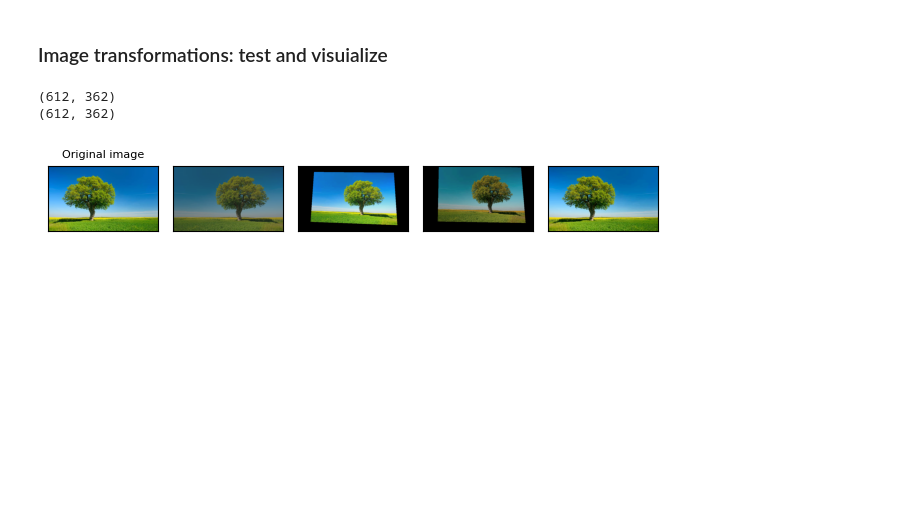
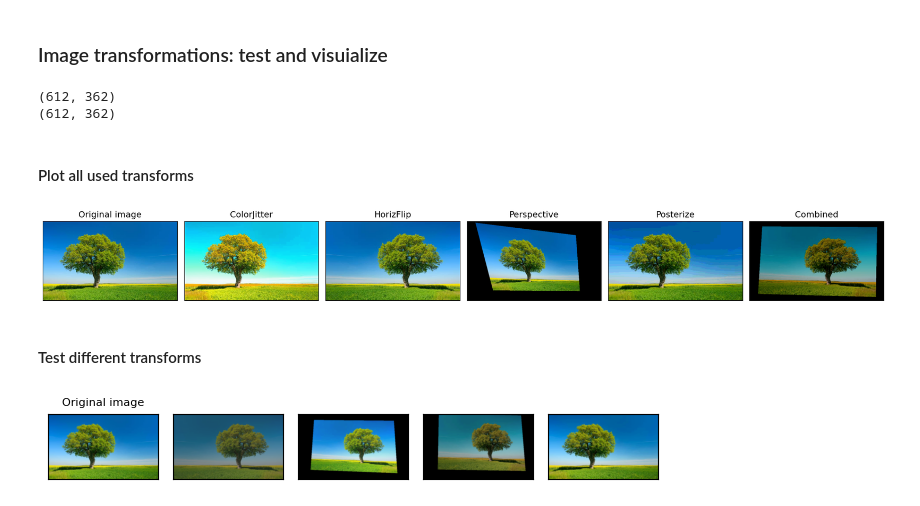
Before and after one commit to LinoLerch/ControlNet-Trees, a Jupyter notebook: Build_dataset/data_augmentation.ipynb, the cells around one changed output. Cells and saved outputs as stored; diff of their text form; code cells hidden in the pictures; blank space fills up the shorter version.

```diff
--- a/Build_dataset/data_augmentation.ipynb
+++ b/Build_dataset/data_augmentation.ipynb
@@ -42,7 +79,7 @@ ROOT_DIR = os.path.dirname(os.path.abspath(''))
 ROOT_DIR_GIS = os.path.join(ROOT_DIR, 'Google-Image-Scraper')
 DIR_TREE_SMALL = os.path.join(ROOT_DIR_GIS, 'photos', 'test_small', 'single tree image hd')
 # %%
-# https://pytorch.org/vision/stable/auto_examples/plot_transforms.html#sphx-glr-auto-examples-plot-transforms-py
+# based on https://pytorch.org/vision/stable/auto_examples/plot_transforms.html#sphx-glr-auto-examples-plot-transforms-py
 
 from PIL import Image
 from pathlib import Path
@@ -60,24 +97,27 @@ plt.rcParams["savefig.bbox"] = 'tight'
 # torch.manual_seed(0)
 
 
-def plot(imgs, with_orig=True, row_title=None, **imshow_kwargs):
+def plot(imgs, with_orig=True, row_title=None, col_titles=None, **imshow_kwargs):
     if not isinstance(imgs[0], list):
         # Make a 2d grid even if there's just 1 row
         imgs = [imgs]
 
     num_rows = len(imgs)
     num_cols = len(imgs[0]) + with_orig
-    fig, axs = plt.subplots(nrows=num_rows, ncols=num_cols, squeeze=False)
+    fig, axs = plt.subplots(nrows=num_rows, ncols=num_cols, squeeze=False, figsize=(3 * num_cols, 3 * num_rows))
     for row_idx, row in enumerate(imgs):
         row = [orig_img] + row if with_orig else row
         for col_idx, img in enumerate(row):
             ax = axs[row_idx, col_idx]
             ax.imshow(np.asarray(img), **imshow_kwargs)
             ax.set(xticklabels=[], yticklabels=[], xticks=[], yticks=[])
+            if col_titles is not None:
+                ax.set(title=col_titles[col_idx])
+            ax.title.set_size(13)
 
     if with_orig:
         axs[0, 0].set(title='Original image')
-        axs[0, 0].title.set_size(8)
+        axs[0, 0].title.set_size(13)
     if row_title is not None:
         for row_idx in range(num_rows):
             axs[row_idx, 0].set(ylabel=row_title[row_idx])
@@ -93,6 +133,29 @@ print(image_resize(orig_img, 512).size)
 # %% [output]
 (612, 362)
 (612, 362)
+# %% [markdown]
+#### Plot all used transforms
+# %%
+colorT = T.ColorJitter(brightness=0.5, contrast=0.3, saturation=0.3, hue=.05)
+flipT = T.RandomHorizontalFlip(p=1)
+perspectiveT = T.RandomPerspective(distortion_scale=0.4, p=1)
+posterT = T.RandomPosterize(4, p=1)
+
+customT = T.Compose([
+    T.ColorJitter(brightness=0.5, contrast=0.3, saturation=0.3, hue=.05),
+    T.RandomHorizontalFlip(p=0.75),
+    T.RandomPerspective(distortion_scale=0.3, p=0.5),
+    T.RandomPosterize(6, p=0.5)
+])
+
+list_transformations = [colorT, flipT, perspectiveT, posterT, customT]
+
+transf_imgs = [tr(orig_img) for tr in list_transformations]
+plot(transf_imgs, col_titles=["Original", "ColorJitter", "HorizFlip", "Perspective", "Posterize", "Combined"])
+# %% [output]
+[figure, added]
+# %% [markdown]
+#### Test different transforms
 # %%
 customAug = T.Compose([
     T.ColorJitter(brightness=.5, contrast=0.3, saturation=.3, hue=.05),
```
Also changed, not shown: parts of 2 cells of this notebook, 1 other file.
